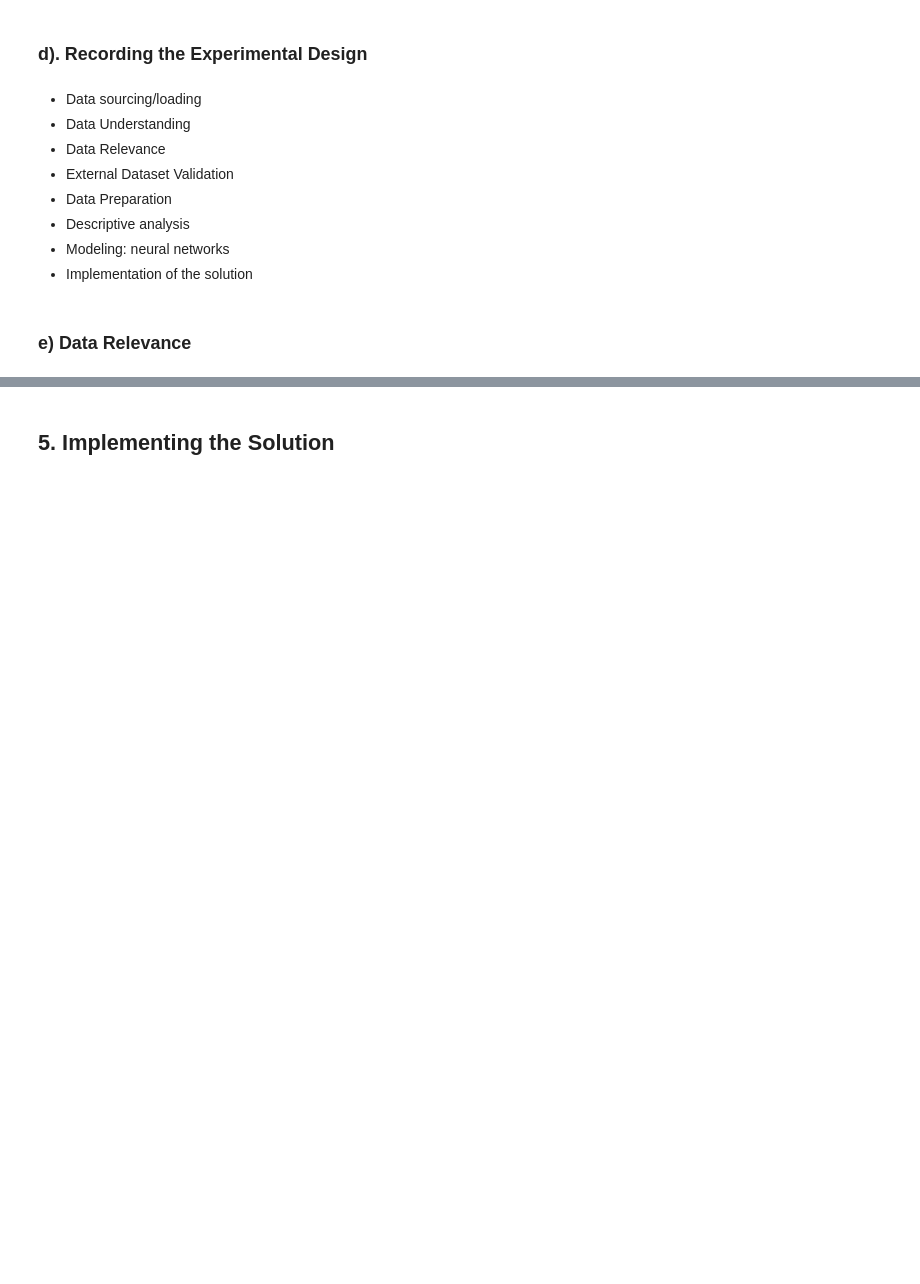
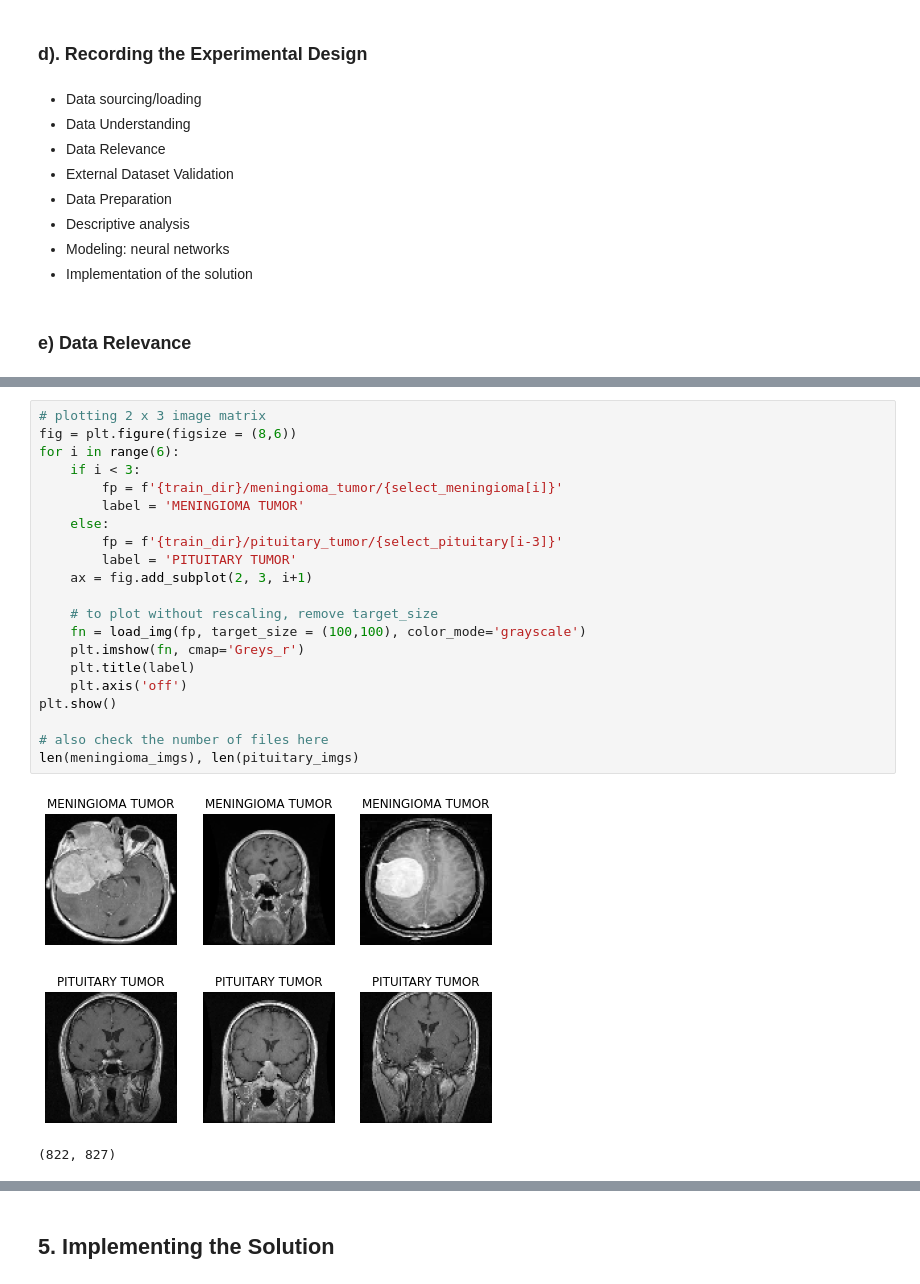
Before and after one commit to CHRISTOROMO/BRAIN-TUMOR-DETECTION-USING-NEURAL-NETWORK, a Jupyter notebook: Brain_Tumor_Classsification.ipynb, the cells around one changed output, grey strips where cells are left out. Saved outputs shown, nothing was run; the diff lists cells and outputs as text; blank space fills up the shorter version.

```diff
--- a/Brain_Tumor_Classsification.ipynb
+++ b/Brain_Tumor_Classsification.ipynb
@@ -51,0 +140,24 @@ We shall assume the data is accurate
+# %%
+# plotting 2 x 3 image matrix
+fig = plt.figure(figsize = (8,6))
+for i in range(6):
+    if i < 3:
+        fp = f'{train_dir}/meningioma_tumor/{select_meningioma[i]}'
+        label = 'MENINGIOMA TUMOR'
+    else:
+        fp = f'{train_dir}/pituitary_tumor/{select_pituitary[i-3]}'
+        label = 'PITUITARY TUMOR'
+    ax = fig.add_subplot(2, 3, i+1)
+
+    # to plot without rescaling, remove target_size
+    fn = load_img(fp, target_size = (100,100), color_mode='grayscale')
+    plt.imshow(fn, cmap='Greys_r')
+    plt.title(label)
+    plt.axis('off')
+plt.show()
+
+# also check the number of files here
+len(meningioma_imgs), len(pituitary_imgs)
+# %% [output]
+[figure, added]
+(822, 827)
```
Also changed, not shown: parts of 78 cells of this notebook.
